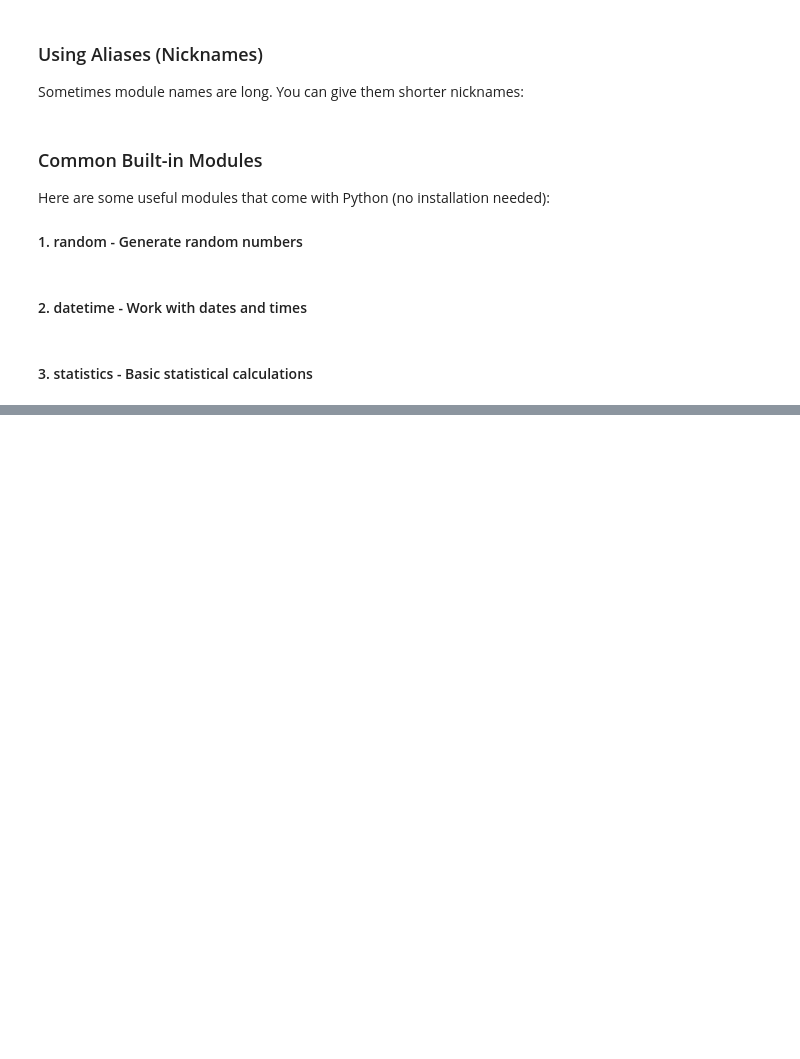
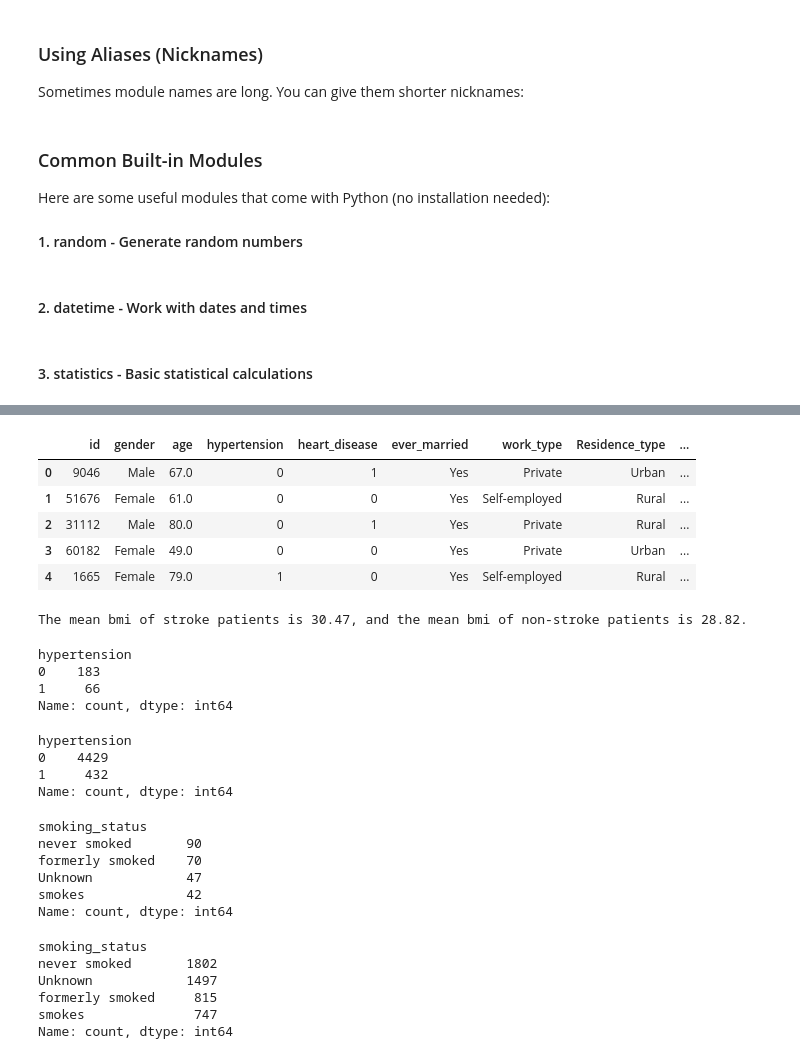
Before and after one commit to PennHealthX/python-med-crash-course, a Jupyter notebook: lesson_2/numerical_analysis_python.ipynb, the cells around one changed output, grey strips where cells are left out. Drawn from its saved outputs; the diff is of its cells as text; code cells hidden in the pictures; blank space fills up the shorter version.

```diff
--- a/lesson_2/numerical_analysis_python.ipynb
+++ b/lesson_2/numerical_analysis_python.ipynb
@@ -123,0 +263,49 @@ print("Stdev:", statistics.stdev(data))    # Standard deviation
+# %%
+# Indexing into a dataframe
+stroke_patients = stroke_data.loc[stroke_data["stroke"]==1, :]
+no_stroke_patients = stroke_data.loc[stroke_data["stroke"]==0, :]
+stroke_outcome = stroke_data.iloc[:, -1]
+stroke_patients.head()
+# %% [output]
+|  | id | gender | age | hypertension | heart_disease | ever_married | work_type | Residence_type | ... |
+| 0 | 9046 | Male | 67.0 | 0 | 1 | Yes | Private | Urban | ... |
+| 1 | 51676 | Female | 61.0 | 0 | 0 | Yes | Self-employed | Rural | ... |
+| 2 | 31112 | Male | 80.0 | 0 | 1 | Yes | Private | Rural | ... |
+| 3 | 60182 | Female | 49.0 | 0 | 0 | Yes | Private | Urban | ... |
+| 4 | 1665 | Female | 79.0 | 1 | 0 | Yes | Self-employed | Rural | ... |
+# %%
+print(f"The mean bmi of stroke patients is {stroke_patients['bmi'].mean():.2f}, and the mean bmi of non-stroke patients is {no_stroke_patients['bmi'].mean():.2f}.")
+# %% [output]
+The mean bmi of stroke patients is 30.47, and the mean bmi of non-stroke patients is 28.82.
+# %%
+stroke_patients["hypertension"].value_counts()
+# %% [output]
+hypertension
+0    183
+1     66
+Name: count, dtype: int64
+# %%
+no_stroke_patients["hypertension"].value_counts()
+# %% [output]
+hypertension
+0    4429
+1     432
+Name: count, dtype: int64
+# %%
+stroke_patients["smoking_status"].value_counts()
+# %% [output]
+smoking_status
+never smoked       90
+formerly smoked    70
+Unknown            47
+smokes             42
+Name: count, dtype: int64
+# %%
+no_stroke_patients["smoking_status"].value_counts()
+# %% [output]
+smoking_status
+never smoked       1802
+Unknown            1497
+formerly smoked     815
+smokes              747
+Name: count, dtype: int64
```
Also changed, not shown: parts of 23 cells of this notebook, 1 other file.
